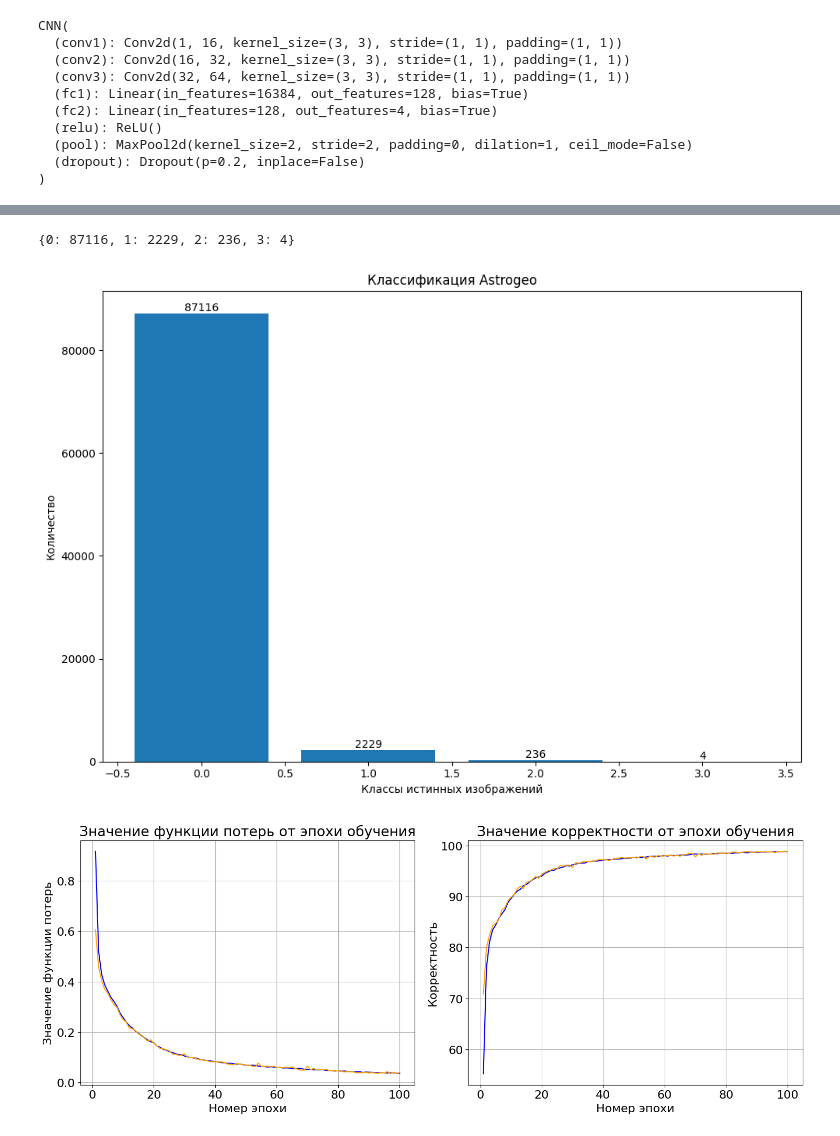
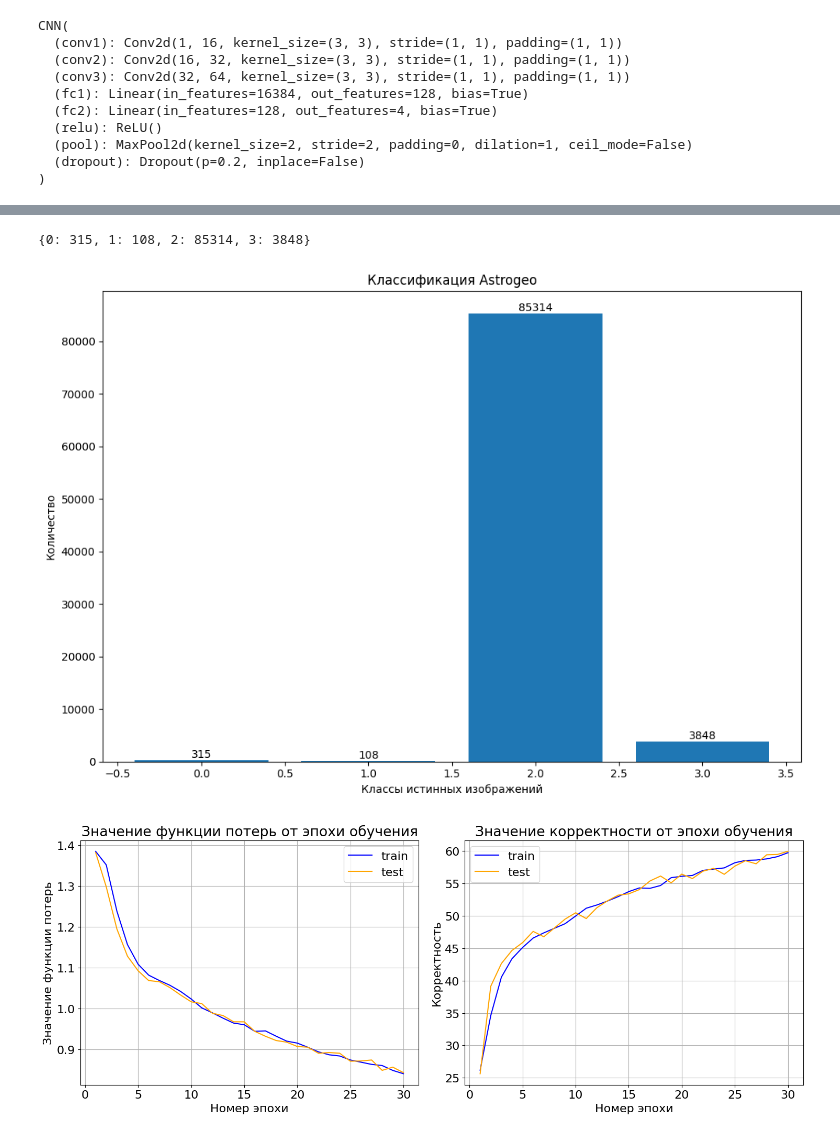
Before and after one commit to dimicorn/astrogeo_image_classifier, a Jupyter notebook: astrogeowithnoise.ipynb, the cells around one changed output, grey strips where cells are left out. Saved outputs shown, nothing was run; the diff lists cells and outputs as text; code cells hidden in the pictures.

```diff
--- a/astrogeowithnoise.ipynb
+++ b/astrogeowithnoise.ipynb
@@ -3,7 +3,8 @@ import os
 import warnings
 
 warnings.filterwarnings('ignore')
-train_data_path = '/kaggle/input/astrogeonoisy96k/noise_96k'
+train_data_path = '/kaggle/input/noisyastrogeo/new_noise2_32k'
+# '/kaggle/input/astrogeonoisy96k/noise_96k'
 val_data_path = '/kaggle/input/astrogeo512x512/data_512x512_abs'
 # %%
 import torch.nn as nn
@@ -44,7 +45,7 @@ class CNN(nn.Module):
         image = self.fc2(image)
         return image
 # %%
-num_epochs = 100
+num_epochs = 30
 batch_size = 256
 learning_rate = 1e-4
 weight_decay = 1e-5
@@ -59,6 +60,10 @@ transform = transforms.Compose([
     transforms.RandomHorizontalFlip(p=0.5),
     transforms.RandomVerticalFlip(p=0.5),
     transforms.RandomAffine(degrees=(0, 0), translate=(0.1, 0.3), scale=None), #degrees=(0, 180)
+#     transforms.CenterCrop((64, 64)),
+#     transforms.Resize(size=(128, 128)),
+    transforms.AutoAugment(),
+#     transforms.RandAugment(),
     transforms.ToTensor()]
 )
 data = datasets.ImageFolder(train_data_path, transform=transform)
@@ -262,28 +267,30 @@ ax.set_title('Классификация Astrogeo')
 fig.tight_layout()
 plt.savefig('histogram.png', dpi=500)
 # %% [output]
-{0: 87116, 1: 2229, 2: 236, 3: 4}
+{0: 315, 1: 108, 2: 85314, 3: 3848}
-[figure, old version]
+[figure, new version]
 # %%
 import numpy as np
 
 plt.rcParams.update({'font.size': 16})
 epochs = np.arange(1, num_epochs + 1)
 fig, axes = plt.subplots(1, 2, figsize=(15, 6))
 axes[0].plot(epochs, LossTrain, label='train', color='blue')
 axes[0].plot(epochs, LossTest, label='test', color='orange')
 axes[0].set_title('Значение функции потерь от эпохи обучения')
 axes[0].set_xlabel('Номер эпохи')
 axes[0].set_ylabel('Значение функции потерь')
 axes[0].grid()
+axes[0].legend()
 
 axes[1].plot(epochs, AccTrain, label='train', color='blue')
 axes[1].plot(epochs, AccTest, label='test', color='orange')
 axes[1].set_title('Значение корректности от эпохи обучения')
 axes[1].set_ylabel('Корректность')
 axes[1].set_xlabel('Номер эпохи')
 axes[1].grid()
+axes[1].legend()
 plt.tight_layout()
 plt.savefig('train.png', dpi=500)
 # %% [output]
-[figure, old version]
+[figure, new version]
```
Also changed, not shown: parts of 4 cells of this notebook.
